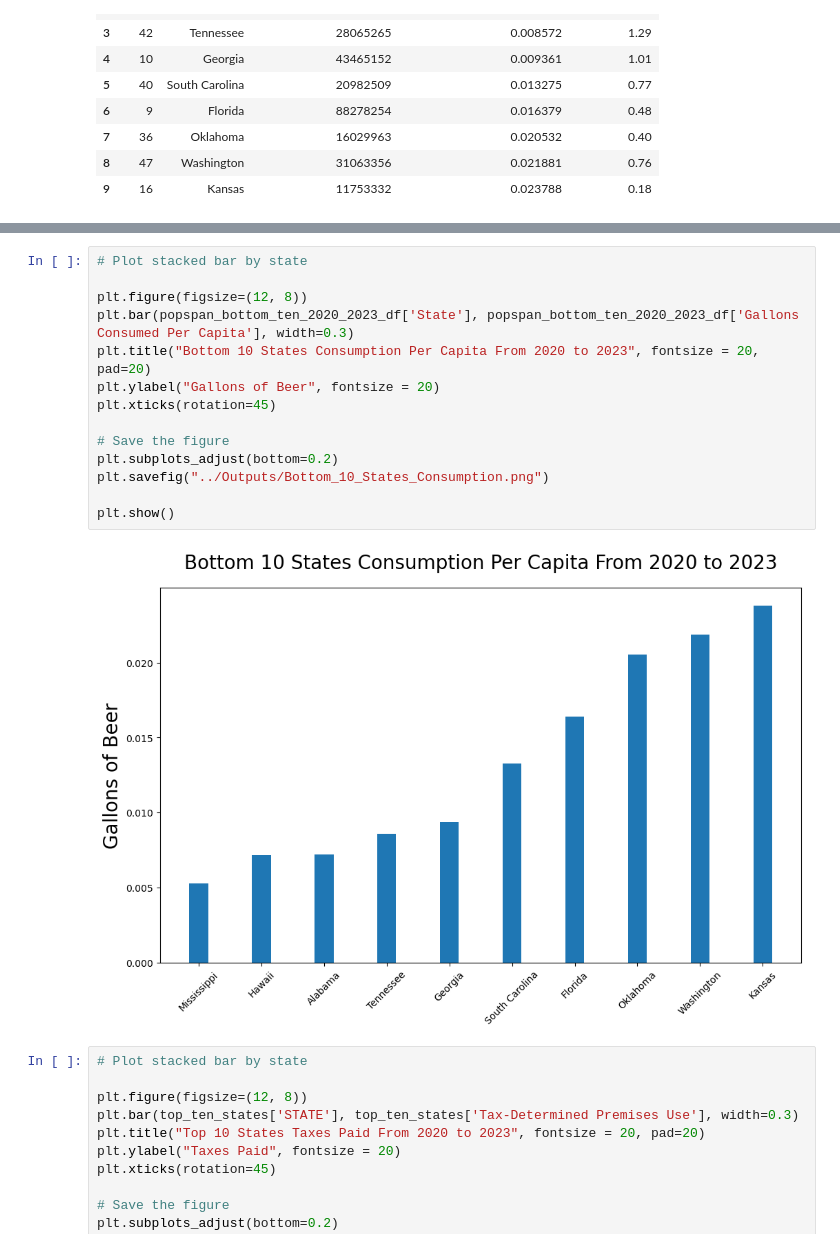
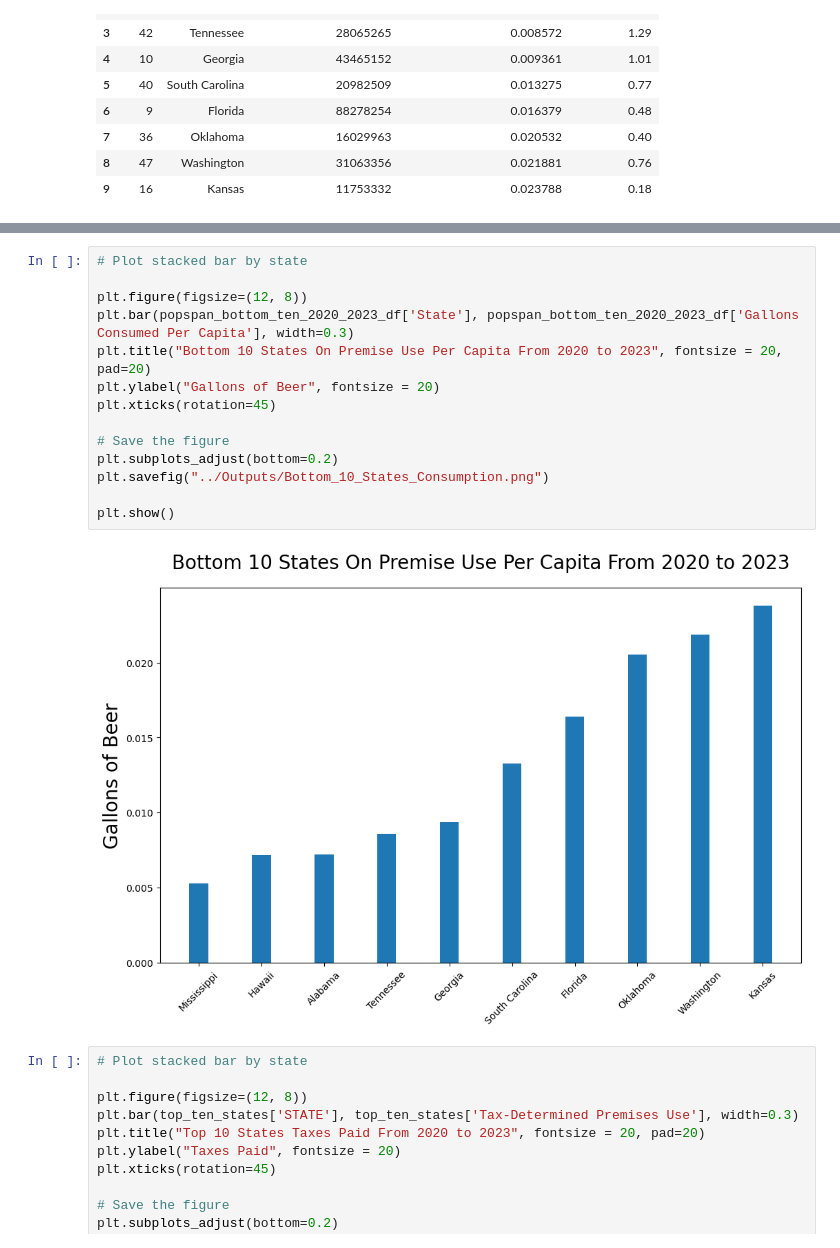
Before and after one commit to scorpionhand/Brewery_Project_One, a Jupyter notebook: Analysis/US_Beer_Analysis.ipynb, the cells around one changed output, grey strips where cells are left out. Drawn from its saved outputs; the diff is of its cells as text.

```diff
--- a/Analysis/US_Beer_Analysis.ipynb
+++ b/Analysis/US_Beer_Analysis.ipynb
@@ -162,19 +162,19 @@ plt.show()
 # %%
 # Plot stacked bar by state
 
 plt.figure(figsize=(12, 8))
 plt.bar(popspan_bottom_ten_2020_2023_df['State'], popspan_bottom_ten_2020_2023_df['Gallons Consumed Per Capita'], width=0.3)
-plt.title("Bottom 10 States Consumption Per Capita From 2020 to 2023", fontsize = 20, pad=20)
+plt.title("Bottom 10 States On Premise Use Per Capita From 2020 to 2023", fontsize = 20, pad=20)
 plt.ylabel("Gallons of Beer", fontsize = 20)
 plt.xticks(rotation=45)
 
 # Save the figure
 plt.subplots_adjust(bottom=0.2)
 plt.savefig("../Outputs/Bottom_10_States_Consumption.png")
 
 plt.show()
 # %% [output]
-[figure, old version]
+[figure, new version]
 # %%
 # Plot stacked bar by state
 
```
Also changed, not shown: parts of 1 cell of this notebook.
